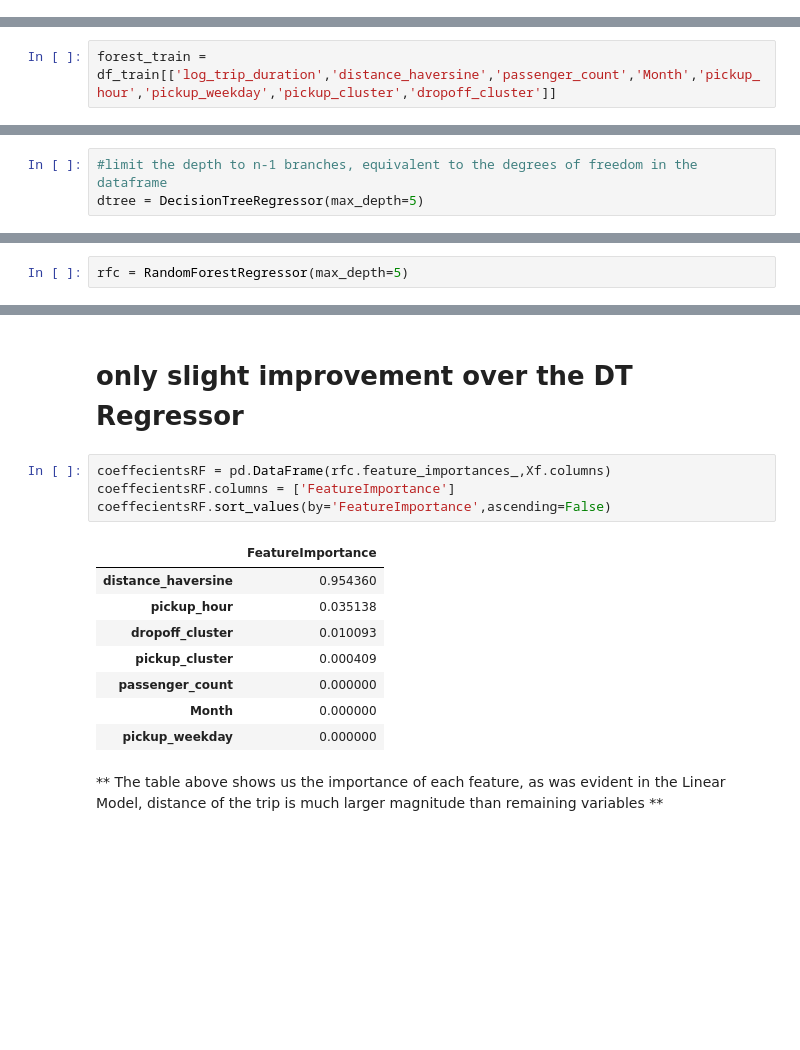
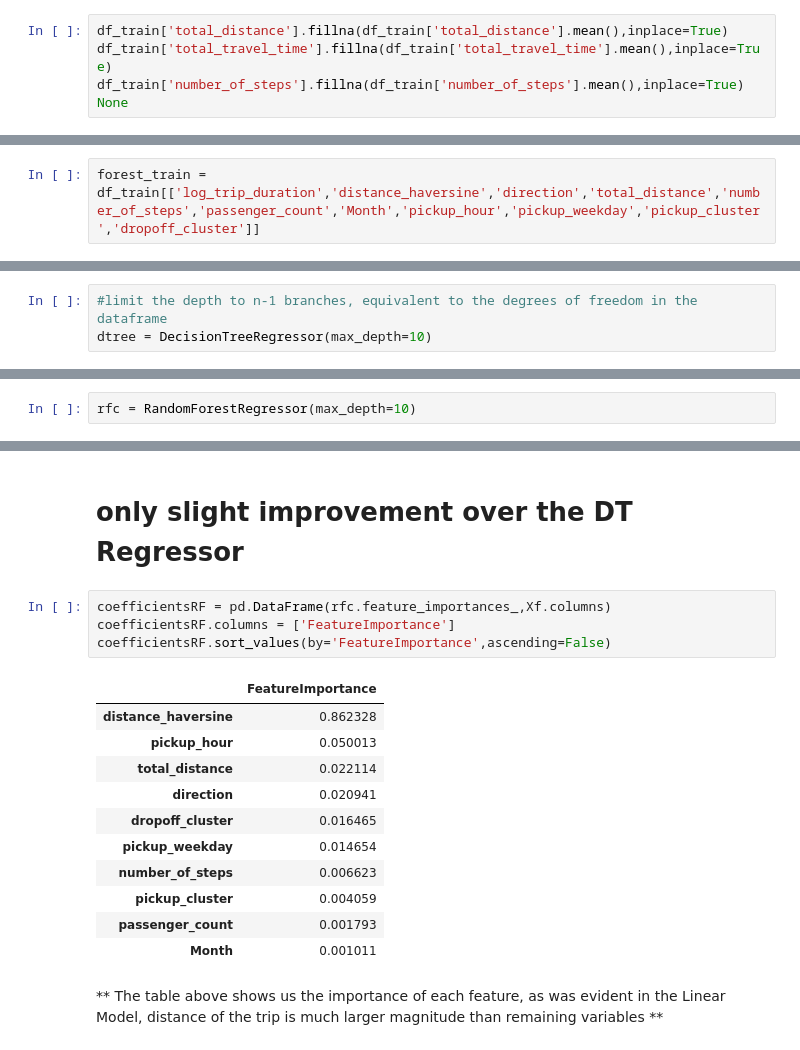
Before and after one commit to andrewcmilne/capstone1_taxi, a Jupyter notebook: TaxiInferentialStatistics&ML.ipynb, the cells around one changed output, grey strips where cells are left out. Cells and saved outputs as stored; diff of their text form; blank space fills up the shorter version.

```diff
--- a/TaxiInferentialStatistics&ML.ipynb
+++ b/TaxiInferentialStatistics&ML.ipynb
@@ -26 +31,6 @@ df_sample = pd.read_csv('sample_submission.csv')
+# %%
+df_train['total_distance'].fillna(df_train['total_distance'].mean(),inplace=True)
+df_train['total_travel_time'].fillna(df_train['total_travel_time'].mean(),inplace=True)
+df_train['number_of_steps'].fillna(df_train['number_of_steps'].mean(),inplace=True)
+None
 # %%
@@ -594,7 +620,7 @@ dow_train = pd.get_dummies(df_train['pickup_weekday'], prefix='dow', prefix_sep=
 # %% [markdown]
 ** Opt to use the actual values vs dummies**
 # %%
-forest_train = df_train[['log_trip_duration','distance_haversine','passenger_count','Month','pickup_hour','pickup_weekday','pickup_cluster','dropoff_cluster']]
+forest_train = df_train[['log_trip_duration','distance_haversine','direction','total_distance','number_of_steps','passenger_count','Month','pickup_hour','pickup_weekday','pickup_cluster','dropoff_cluster']]
 # %% [markdown]
 **Opt to use the dummy variables**
 # %%
@@ -621,7 +647,7 @@ X_train, X_test, y_train, y_test = train_test_split(Xf, yf, test_size=0.2, rando
 from sklearn.tree import DecisionTreeRegressor
 # %%
 #limit the depth to n-1 branches, equivalent to the degrees of freedom in the dataframe
-dtree = DecisionTreeRegressor(max_depth=5)
+dtree = DecisionTreeRegressor(max_depth=10)
 # %%
 dtree.fit(X_train,y_train)
 # %% [output]
@@ -657,7 +699,7 @@ sns.distplot((y_test-predictions),bins=50)
 # %%
 from sklearn.ensemble import RandomForestRegressor
 # %%
-rfc = RandomForestRegressor(max_depth=5)
+rfc = RandomForestRegressor(max_depth=10)
 # %%
 rfc.fit(X_train,y_train)
 # %% [output]
@@ -684,17 +726,20 @@ R Squared:  0.658013699304
 # %% [markdown]
 # only slight improvement over the DT Regressor
 # %%
-coeffecientsRF = pd.DataFrame(rfc.feature_importances_,Xf.columns)
-coeffecientsRF.columns = ['FeatureImportance']
-coeffecientsRF.sort_values(by='FeatureImportance',ascending=False)
+coefficientsRF = pd.DataFrame(rfc.feature_importances_,Xf.columns)
+coefficientsRF.columns = ['FeatureImportance']
+coefficientsRF.sort_values(by='FeatureImportance',ascending=False)
 # %% [output]
 |  | FeatureImportance |
-| distance_haversine | 0.954360 |
-| pickup_hour | 0.035138 |
-| dropoff_cluster | 0.010093 |
-| pickup_cluster | 0.000409 |
-| passenger_count | 0.000000 |
-| Month | 0.000000 |
-| pickup_weekday | 0.000000 |
+| distance_haversine | 0.862328 |
+| pickup_hour | 0.050013 |
+| total_distance | 0.022114 |
+| direction | 0.020941 |
+| dropoff_cluster | 0.016465 |
+| pickup_weekday | 0.014654 |
+| number_of_steps | 0.006623 |
+| pickup_cluster | 0.004059 |
+| passenger_count | 0.001793 |
+| Month | 0.001011 |
 # %% [markdown]
 ** The table above shows us the importance of each feature, as was evident in the Linear Model, distance of the trip is much larger magnitude than remaining variables **
```
Also changed, not shown: parts of 34 cells of this notebook.
